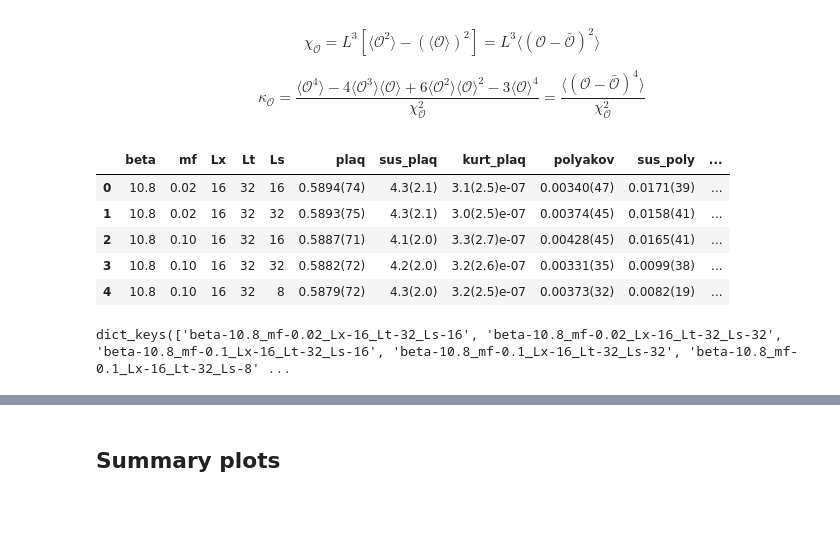
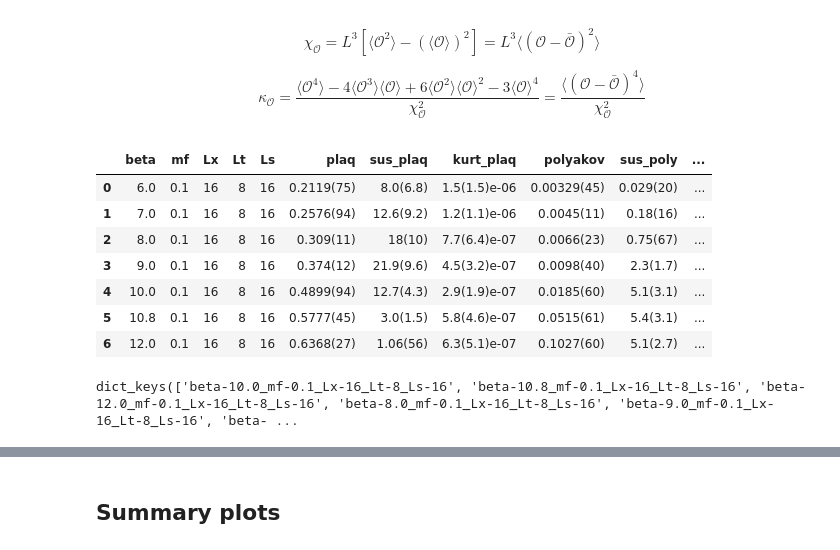
Before and after one commit to vmos1/su4_dm_grid_lsd, a Jupyter notebook: analysis/6_compare_HMC_obs.ipynb, the cells around one changed output, grey strips where cells are left out. Cells and saved outputs as stored; diff of their text form; code cells hidden in the pictures; blank space fills up the shorter version.

```diff
--- a/analysis/5_compare_runs.ipynb
+++ b/analysis/6_compare_HMC_obs.ipynb
@@ -234,7 +234,7 @@ $$ \kappa_\mathcal{O} = \frac{\langle \mathcal{O}^4 \rangle - 4 \langle \mathcal
 # %%
 
 Lx=16
-Lt='32'
+Lt=8
 data_dict={}
 df_summary=pd.DataFrame([])
 
@@ -258,40 +258,42 @@ for run_fldr in flist:
     df=f_parse_grid_data(fname)
 #     display(df)
 
     key='beta-%s_mf-%s_Lx-%s_Lt-%s'%(input_dict['beta'],input_dict['mf'],input_dict['Lx'],input_dict['Lt'])
 
     if input_dict['F_action'] =='Mobius_dwf': ## Add Ls in label for DWF
         key+='_Ls-%s'%(input_dict['dwf_Ls'])
 
     count=1
     while(key in data_dict.keys()): # If duplicate key, add suffix
         print("Key exists",key,fname)
         count+=1
         key=key+'_%s'%(count)
         if count>10: break
 
     data_dict[key]=df
 
     # Get summary data
     dict2={}
     for key in ['beta','mf','Lx','Lt']:   dict2[key]=input_dict[key]
     if input_dict['F_action'] =='Mobius_dwf': ## Add Ls in label for DWF
         dict2['Ls']=input_dict['dwf_Ls']
     dict2=f_get_summary_data(df,Lx,dict2)
 
     df_summary=pd.concat([df_summary,pd.DataFrame(dict2,index=[df_summary.shape[0]+1])])
 
 df_summary=df_summary.sort_values(by=['beta','mf']).reset_index(drop=True)
 display(df_summary)
 # %% [output]
 |  | beta | mf | Lx | Lt | Ls | plaq | sus_plaq | kurt_plaq | polyakov | sus_poly | ... |
-| 0 | 10.8 | 0.02 | 16 | 32 | 16 | 0.5894(74) | 4.3(2.1) | 3.1(2.5)e-07 | 0.00340(47) | 0.0171(39) | ... |
-| 1 | 10.8 | 0.02 | 16 | 32 | 32 | 0.5893(75) | 4.3(2.1) | 3.0(2.5)e-07 | 0.00374(45) | 0.0158(41) | ... |
-| 2 | 10.8 | 0.10 | 16 | 32 | 16 | 0.5887(71) | 4.1(2.0) | 3.3(2.7)e-07 | 0.00428(45) | 0.0165(41) | ... |
-| 3 | 10.8 | 0.10 | 16 | 32 | 32 | 0.5882(72) | 4.2(2.0) | 3.2(2.6)e-07 | 0.00331(35) | 0.0099(38) | ... |
-| 4 | 10.8 | 0.10 | 16 | 32 | 8 | 0.5879(72) | 4.3(2.0) | 3.2(2.5)e-07 | 0.00373(32) | 0.0082(19) | ... |
+| 0 | 6.0 | 0.1 | 16 | 8 | 16 | 0.2119(75) | 8.0(6.8) | 1.5(1.5)e-06 | 0.00329(45) | 0.029(20) | ... |
+| 1 | 7.0 | 0.1 | 16 | 8 | 16 | 0.2576(94) | 12.6(9.2) | 1.2(1.1)e-06 | 0.0045(11) | 0.18(16) | ... |
+| 2 | 8.0 | 0.1 | 16 | 8 | 16 | 0.309(11) | 18(10) | 7.7(6.4)e-07 | 0.0066(23) | 0.75(67) | ... |
+| 3 | 9.0 | 0.1 | 16 | 8 | 16 | 0.374(12) | 21.9(9.6) | 4.5(3.2)e-07 | 0.0098(40) | 2.3(1.7) | ... |
+| 4 | 10.0 | 0.1 | 16 | 8 | 16 | 0.4899(94) | 12.7(4.3) | 2.9(1.9)e-07 | 0.0185(60) | 5.1(3.1) | ... |
+| 5 | 10.8 | 0.1 | 16 | 8 | 16 | 0.5777(45) | 3.0(1.5) | 5.8(4.6)e-07 | 0.0515(61) | 5.4(3.1) | ... |
+| 6 | 12.0 | 0.1 | 16 | 8 | 16 | 0.6368(27) | 1.06(56) | 6.3(5.1)e-07 | 0.1027(60) | 5.1(2.7) | ... |
 # %%
 data_dict.keys()
 # %% [output]
-dict_keys(['beta-10.8_mf-0.02_Lx-16_Lt-32_Ls-16', 'beta-10.8_mf-0.02_Lx-16_Lt-32_Ls-32', 'beta-10.8_mf-0.1_Lx-16_Lt-32_Ls-16', 'beta-10.8_mf-0.1_Lx-16_Lt-32_Ls-32', 'beta-10.8_mf-0.1_Lx-16_Lt-32_Ls-8' ...
+dict_keys(['beta-10.0_mf-0.1_Lx-16_Lt-8_Ls-16', 'beta-10.8_mf-0.1_Lx-16_Lt-8_Ls-16', 'beta-12.0_mf-0.1_Lx-16_Lt-8_Ls-16', 'beta-8.0_mf-0.1_Lx-16_Lt-8_Ls-16', 'beta-9.0_mf-0.1_Lx-16_Lt-8_Ls-16', 'beta- ...
 # %%
```
Also changed, not shown: parts of 11 cells of this notebook, 4 other files.
